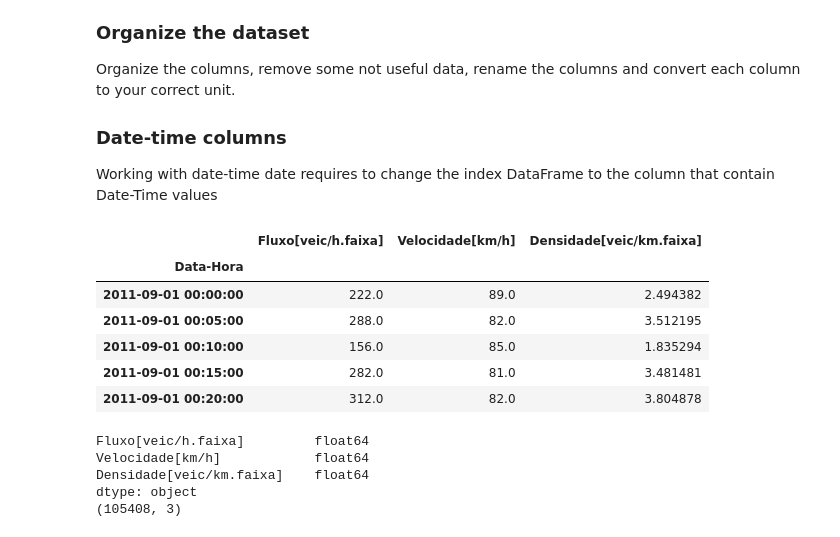
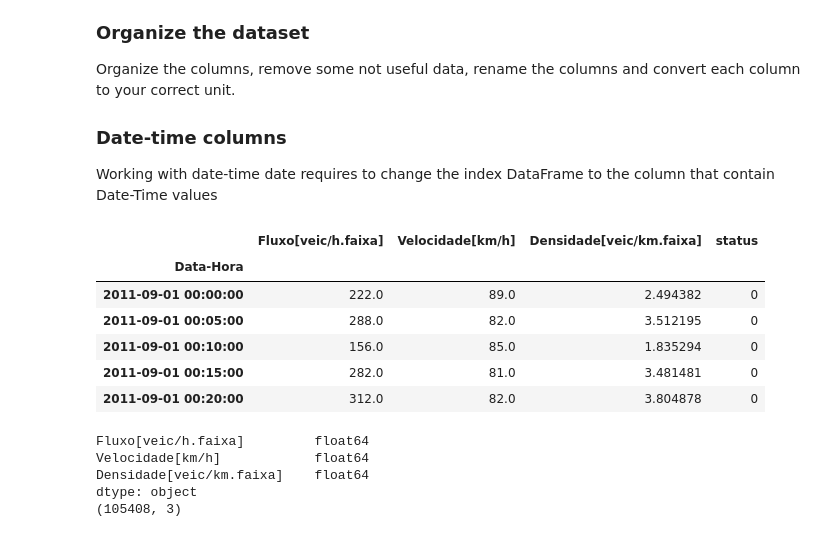
Before and after one commit to albnc/WaveletTrafficAnalysis, a Jupyter notebook: waveAnalysis.ipynb, the cells around one changed output. Saved outputs shown, nothing was run; the diff lists cells and outputs as text; code cells hidden in the pictures.

```diff
--- a/waveAnalysis.ipynb
+++ b/waveAnalysis.ipynb
@@ -33,32 +33,33 @@ Working with date-time date requires to change the index DataFrame to the column
 # %%
 '''Organize'''
 # Drop the column '0'
 data = data.drop(columns=0)
 
 # Rename columns
 data = data.rename(columns={0:"ID", 1:"Data-Hora",2:"Fluxo[veic/h.faixa]", 3:"Velocidade[km/h]" })
 
 # Calculate flow rate
 data["Fluxo[veic/h.faixa]"] = data["Fluxo[veic/h.faixa]"] * 60 / 5 / 2 # two lanes
 
 # Calculate Density
 data["Densidade[veic/km.faixa]"] = data["Fluxo[veic/h.faixa]"] / data['Velocidade[km/h]']
 
 # Convert to_datetime
 data['Data-Hora'] = pd.to_datetime(data['Data-Hora'], format='%d/%m/%Y %H:%M')
 
+data['status']=0
 
 '''Date-time column index'''
 data.set_index('Data-Hora',inplace=True)
 data.head()
 # %% [output]
-|  | Fluxo[veic/h.faixa] | Velocidade[km/h] | Densidade[veic/km.faixa] |
-| Data-Hora |  |  |  |
-| 2011-09-01 00:00:00 | 222.0 | 89.0 | 2.494382 |
-| 2011-09-01 00:05:00 | 288.0 | 82.0 | 3.512195 |
-| 2011-09-01 00:10:00 | 156.0 | 85.0 | 1.835294 |
-| 2011-09-01 00:15:00 | 282.0 | 81.0 | 3.481481 |
-| 2011-09-01 00:20:00 | 312.0 | 82.0 | 3.804878 |
+|  | Fluxo[veic/h.faixa] | Velocidade[km/h] | Densidade[veic/km.faixa] | status |
+| Data-Hora |  |  |  |  |
+| 2011-09-01 00:00:00 | 222.0 | 89.0 | 2.494382 | 0 |
+| 2011-09-01 00:05:00 | 288.0 | 82.0 | 3.512195 | 0 |
+| 2011-09-01 00:10:00 | 156.0 | 85.0 | 1.835294 | 0 |
+| 2011-09-01 00:15:00 | 282.0 | 81.0 | 3.481481 | 0 |
+| 2011-09-01 00:20:00 | 312.0 | 82.0 | 3.804878 | 0 |
 # %%
 print(data.dtypes)
 print(data.shape)
```
Also changed, not shown: parts of 9 cells of this notebook.
